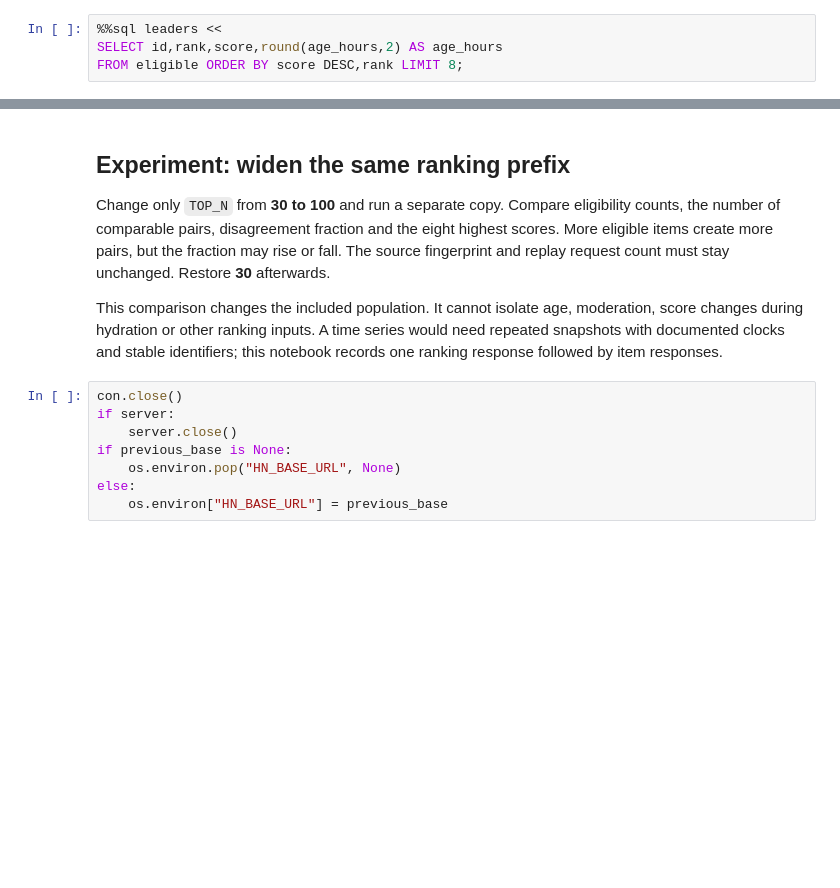
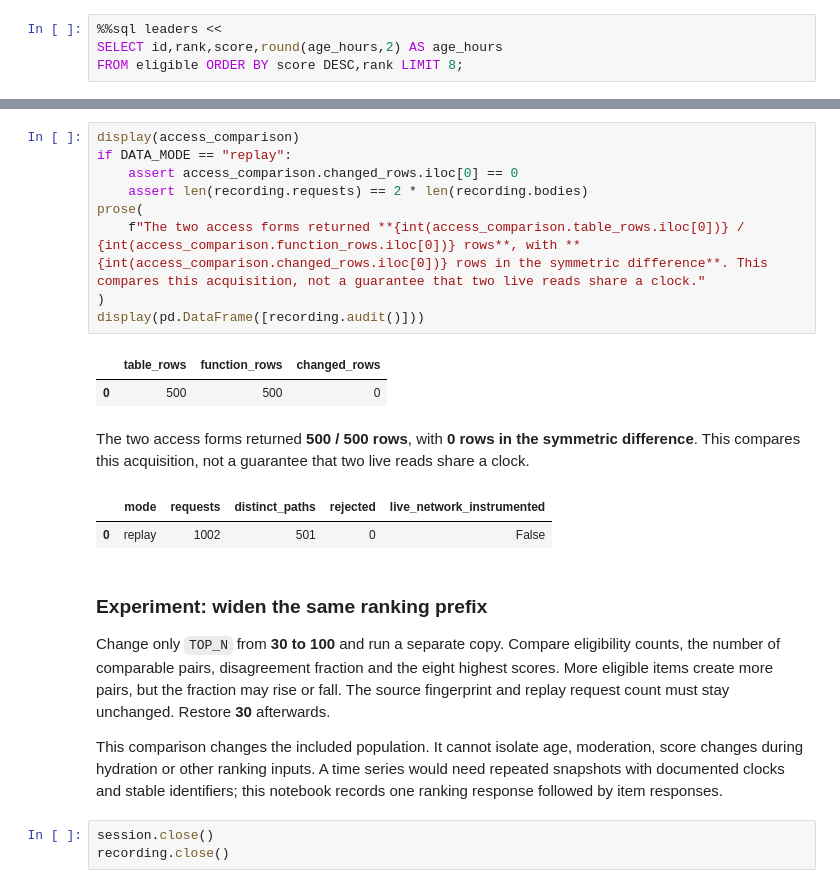
Before and after one commit to Query-farm/vgi-hackernews, a Jupyter notebook: notebooks/01_rank_is_not_score_order.ipynb, the cells around one changed output, grey strips where cells are left out. Drawn from its saved outputs; the diff is of its cells as text; blank space fills up the shorter version.

```diff
--- a/notebooks/01_rank_is_not_score_order.ipynb
+++ b/notebooks/01_rank_is_not_score_order.ipynb
@@ -284,15 +257,25 @@ finish(fig)
+# %%
+display(access_comparison)
+if DATA_MODE == "replay":
+    assert access_comparison.changed_rows.iloc[0] == 0
+    assert len(recording.requests) == 2 * len(recording.bodies)
+prose(
+    f"The two access forms returned **{int(access_comparison.table_rows.iloc[0])} / {int(access_comparison.function_rows.iloc[0])} rows**, with **{int(access_comparison.changed_rows.iloc[0])} rows in the symmetric difference**. This compares this acquisition, not a guarantee that two live reads share a clock."
+)
+display(pd.DataFrame([recording.audit()]))
+# %% [output]
+|  | table_rows | function_rows | changed_rows |
+| 0 | 500 | 500 | 0 |
+The two access forms returned **500 / 500 rows**, with **0 rows in the symmetric difference**. This compares this acquisition, not a guarantee that two live reads share a clock.
+|  | mode | requests | distinct_paths | rejected | live_network_instrumented |
+| 0 | replay | 1002 | 501 | 0 | False |
 # %% [markdown]
-## Experiment: widen the same ranking prefix
+### Experiment: widen the same ranking prefix
 
 Change only `TOP_N` from **30 to 100** and run a separate copy. Compare eligibility counts, the number of comparable pairs, disagreement fraction and the eight highest scores. More eligible items create more pairs, but the fraction may rise or fall. The source fingerprint and replay request count must stay unchanged. Restore **30** afterwards.
 
 This comparison changes the included population. It cannot isolate age, moderation, score changes during hydration or other ranking inputs. A time series would need repeated snapshots with documented clocks and stable identifiers; this notebook records one ranking response followed by item responses.
 # %%
-con.close()
-if server:
-    server.close()
-if previous_base is None:
-    os.environ.pop("HN_BASE_URL", None)
-else:
-    os.environ["HN_BASE_URL"] = previous_base
+session.close()
+recording.close()
 # %% [markdown]
```
Also changed, not shown: parts of 16 cells of this notebook, 16 other files.
